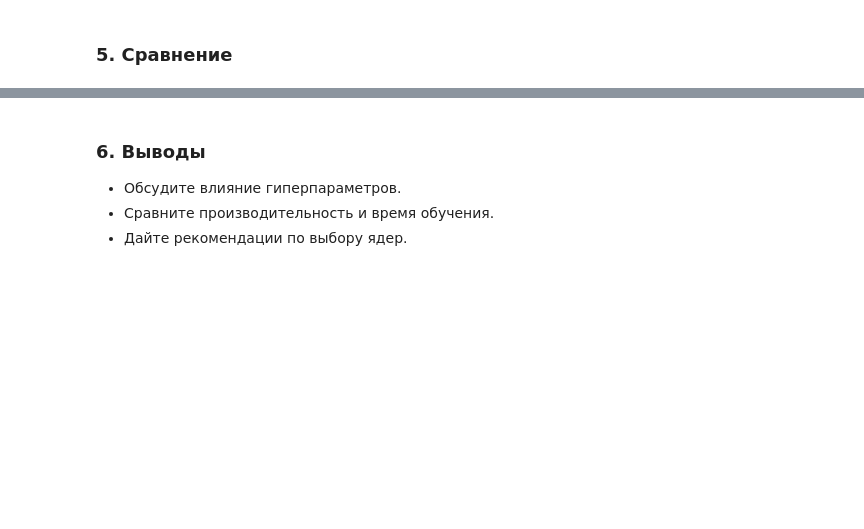
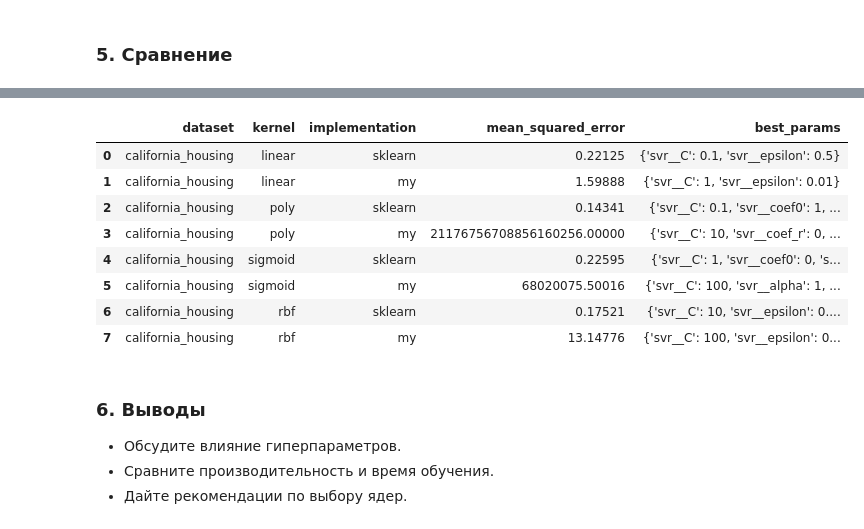
Before and after one commit to dvapack/ml_labs, a Jupyter notebook: SVM-SVR/Lab_1.ipynb, the cells around one changed output, grey strips where cells are left out. Saved outputs shown, nothing was run; the diff lists cells and outputs as text; code cells hidden in the pictures; blank space fills up the shorter version.

```diff
--- a/SVM-SVR/Lab_1.ipynb
+++ b/SVM-SVR/Lab_1.ipynb
@@ -898,0 +834,13 @@ dataframe_svr_california_housing = pd.DataFrame.from_dict(results_svm['californi
+# %%
+results_svr_df = pd.DataFrame([
+    {
+        'dataset': dataset,
+        'kernel': kernel,
+        'implementation': impl,
+        'mean_squared_error': round(results_svr[dataset][kernel][impl]['mean_squared_error'], 7),
+        'best_params': results_svr[dataset][kernel][impl]['best_params']
+    }
+    for dataset in results_svr
+    for kernel in results_svr[dataset]
+    for impl in results_svr[dataset][kernel]
+])
@@ -899,3 +867,16 @@ dataframe_svr_california_housing = pd.DataFrame.from_dict(results_svm['californi
+# %%
+pd.options.display.float_format = '{:.5f}'.format
+results_svr_df
+# %% [output]
+|  | dataset | kernel | implementation | mean_squared_error | best_params |
+| 0 | california_housing | linear | sklearn | 0.22125 | {'svr__C': 0.1, 'svr__epsilon': 0.5} |
+| 1 | california_housing | linear | my | 1.59888 | {'svr__C': 1, 'svr__epsilon': 0.01} |
+| 2 | california_housing | poly | sklearn | 0.14341 | {'svr__C': 0.1, 'svr__coef0': 1, ... |
+| 3 | california_housing | poly | my | 21176756708856160256.00000 | {'svr__C': 10, 'svr__coef_r': 0, ... |
+| 4 | california_housing | sigmoid | sklearn | 0.22595 | {'svr__C': 1, 'svr__coef0': 0, 's... |
+| 5 | california_housing | sigmoid | my | 68020075.50016 | {'svr__C': 100, 'svr__alpha': 1, ... |
+| 6 | california_housing | rbf | sklearn | 0.17521 | {'svr__C': 10, 'svr__epsilon': 0.... |
+| 7 | california_housing | rbf | my | 13.14776 | {'svr__C': 100, 'svr__epsilon': 0... |
 # %% [markdown]
 ### 6. Выводы
    - Обсудите влияние гиперпараметров.
```
Also changed, not shown: parts of 32 cells of this notebook, 1 other file.
